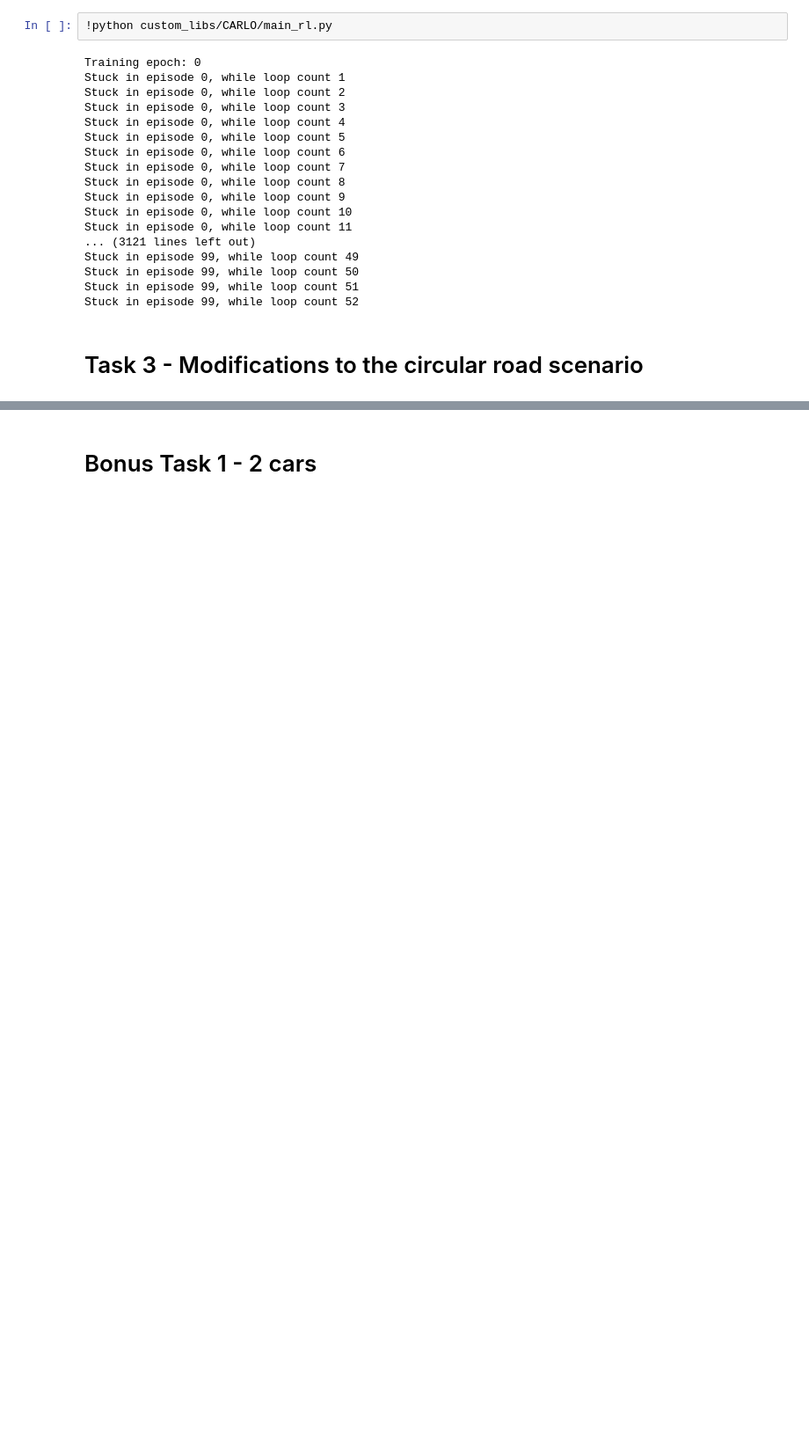
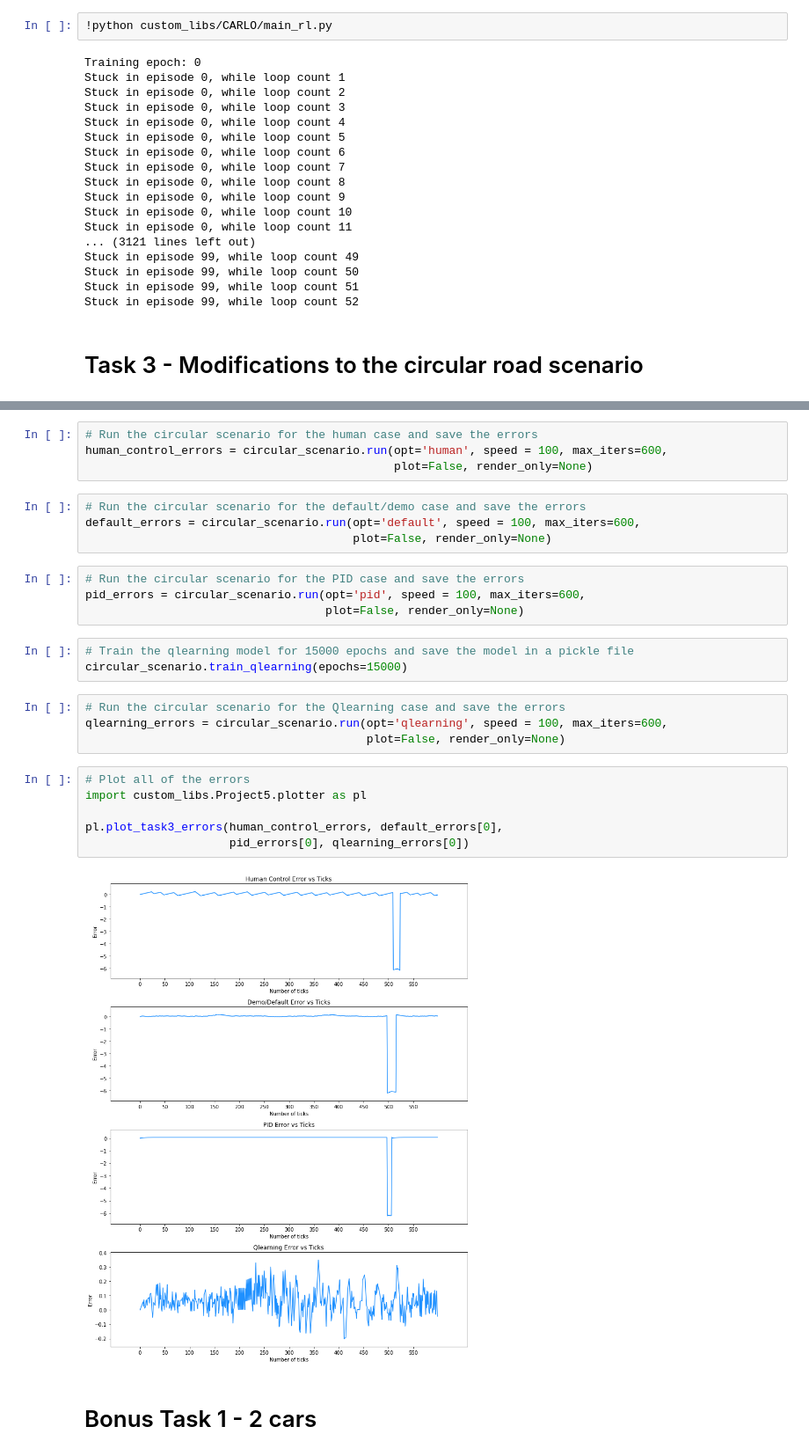
Before and after one commit to drkostas/Machine-Learning-Algorithms, a Jupyter notebook: Project5.ipynb, the cells around one changed output, grey strips where cells are left out. Shown at 88% size. Saved outputs shown, nothing was run; the diff lists cells and outputs as text; blank space fills up the shorter version.

Commit message:
Finished Project 5. Closes #3

```diff
--- a/Project5.ipynb
+++ b/Project5.ipynb
@@ -413,3 +399,30 @@ circular_scenario.run(opt='qlearning', speed = 100)
+# %%
+# Run the circular scenario for the human case and save the errors
+human_control_errors = circular_scenario.run(opt='human', speed = 100, max_iters=600,
+                                             plot=False, render_only=None)
+# %%
+# Run the circular scenario for the default/demo case and save the errors
+default_errors = circular_scenario.run(opt='default', speed = 100, max_iters=600,
+                                       plot=False, render_only=None)
+# %%
+# Run the circular scenario for the PID case and save the errors
+pid_errors = circular_scenario.run(opt='pid', speed = 100, max_iters=600,
+                                   plot=False, render_only=None)
+# %%
+# Train the qlearning model for 15000 epochs and save the model in a pickle file
+circular_scenario.train_qlearning(epochs=15000)
+# %%
+# Run the circular scenario for the Qlearning case and save the errors
+qlearning_errors = circular_scenario.run(opt='qlearning', speed = 100, max_iters=600,
+                                         plot=False, render_only=None)
+# %%
+# Plot all of the errors
+import custom_libs.Project5.plotter as pl
+
+pl.plot_task3_errors(human_control_errors, default_errors[0],
+                     pid_errors[0], qlearning_errors[0])
+# %% [output]
+[figure, added]
 # %% [markdown]
 # Bonus Task 1 - 2 cars
 # %%
```
Also changed, not shown: parts of 21 cells of this notebook, 6 other files.
